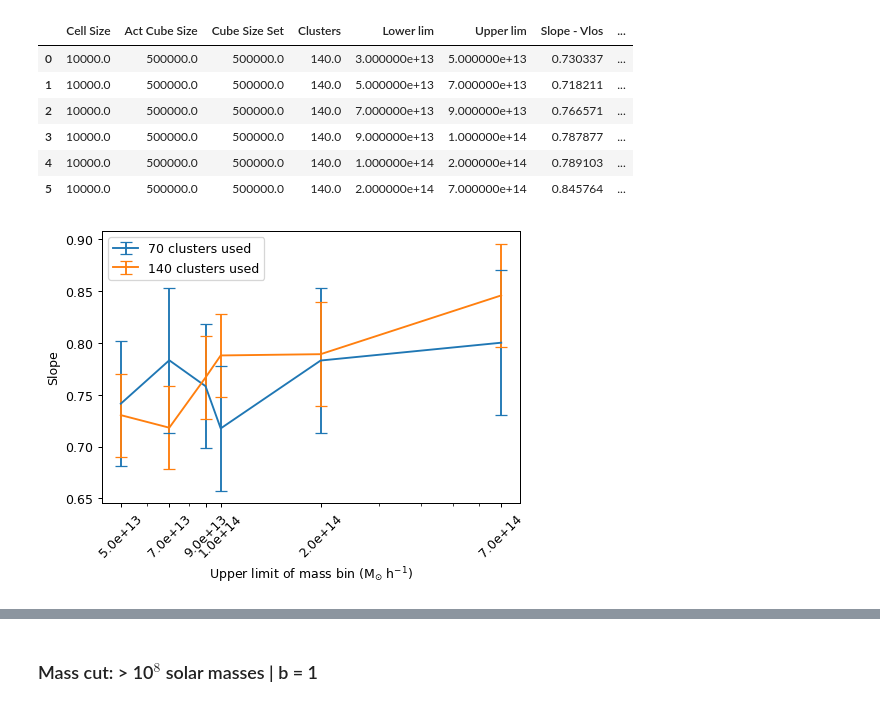
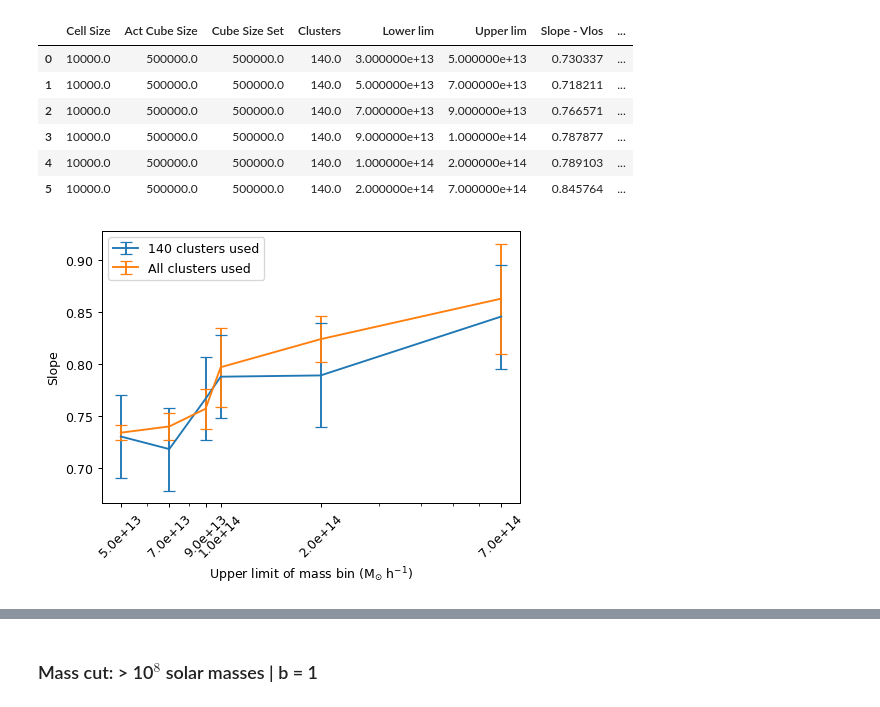
Before and after one commit to awaismirza92/velocity-reconstruction-and-kinetic-SZ, a Jupyter notebook: codes/Bias_Problem/Clus_Mass_Bins.ipynb, the cells around one changed output, grey strips where cells are left out. Drawn from its saved outputs; the diff is of its cells as text; code cells hidden in the pictures.

Commit message:
included all clusters to reduce error

```diff
--- a/codes/Bias_Problem/Clus_Mass_Bins.ipynb
+++ b/codes/Bias_Problem/Clus_Mass_Bins.ipynb
@@ -730,8 +959,8 @@ for i, clus_min_mass in enumerate(clus_mass_bins[:-1]):
         df_gal_padded = edge_pads_adder(clus_cube_size)
 
         df_clus_bin = clus_binner(clus_min_mass, clus_max_mass)
-        df_clus_bin = df_clus_bin.sample(n = n_clusters, replace = False,
-                                               random_state = 0)
+#         df_clus_bin = df_clus_bin.sample(n = n_clusters, replace = False,
+#                                                random_state = 0)
 
         delta_gal_mean = delta_gal_mean_func(cell_size)
 
@@ -813,7 +1042,7 @@ for i, clus_min_mass in enumerate(clus_mass_bins[:-1]):
                 'Upper lim': clus_max_mass,
 
                 'Slope - Vlos': linmix_slope,
-                'Error - Slope - Vlos': param_los_lmfit.params['slope'].stderr.round(2),
+                'Error - Slope - Vlos': param_los_lmfit.params['slope'].stderr.round(3),
                 'Intercept - Vlos': linmix_intercept,
                 'Scatter - Vlos': linmix_scatter,
 
@@ -879,24 +1100,26 @@ clus_mass_bins_results_140
 | 5 | 10000.0 | 500000.0 | 500000.0 | 140.0 | 2.000000e+14 | 7.000000e+14 | 0.845764 | ... |
 # %%
 plt.figure(dpi = dpi)
-plt.errorbar(clus_mass_bins_results['Upper lim'],
-             clus_mass_bins_results['Slope - Vlos'],
-             clus_mass_bins_results['Error - Slope - Vlos'],
-             label = '70 clusters used', capsize = 5)
 plt.errorbar(clus_mass_bins_results_140['Upper lim'],
              clus_mass_bins_results_140['Slope - Vlos'],
              clus_mass_bins_results_140['Error - Slope - Vlos'],
              label = '140 clusters used', capsize = 5)
+
+plt.errorbar(clus_mass_bins_results['Upper lim'],
+             clus_mass_bins_results['Slope - Vlos'],
+             clus_mass_bins_results['Error - Slope - Vlos'],
+             label = 'All clusters used', capsize = 5)
+
 plt.legend()
 plt.xscale('log')
 plt.xlabel('Upper limit of mass bin (M$_{\odot}$ h$^{-1}$)')
 plt.ylabel('Slope')
 bins_str = ['{:.1e}'.format(i) for i in clus_mass_bins_results['Upper lim']]
 plt.xticks(clus_mass_bins_results['Upper lim'],
            bins_str,
            rotation = 45);
 # %% [output]
-[figure, old version]
+[figure, new version]
 # %%
 %%time
 
```
Also changed, not shown: parts of 11 cells of this notebook, 7 other files.
